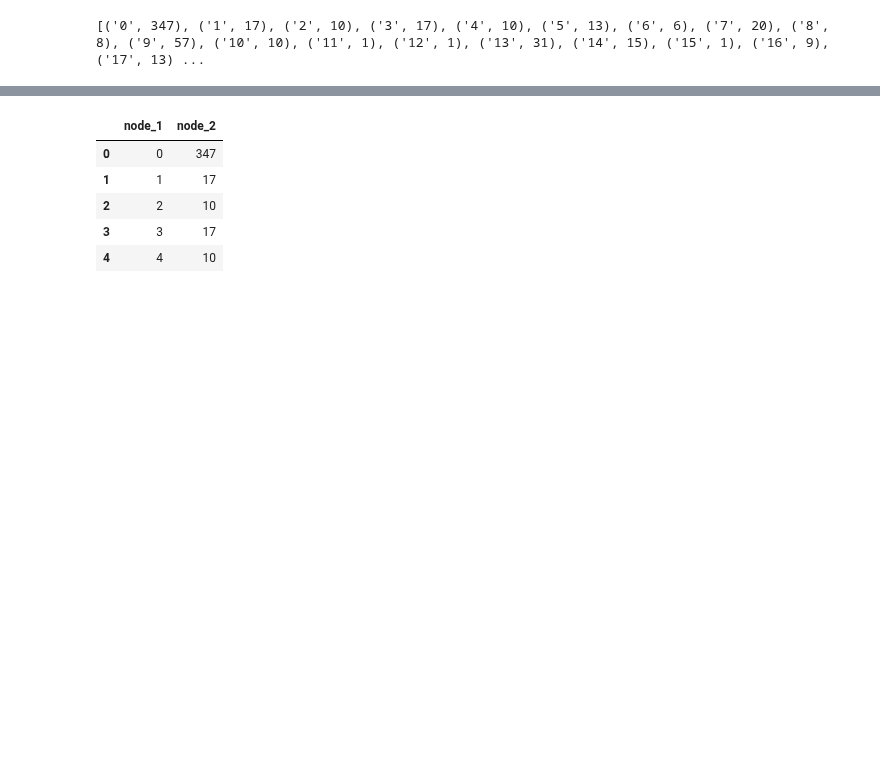
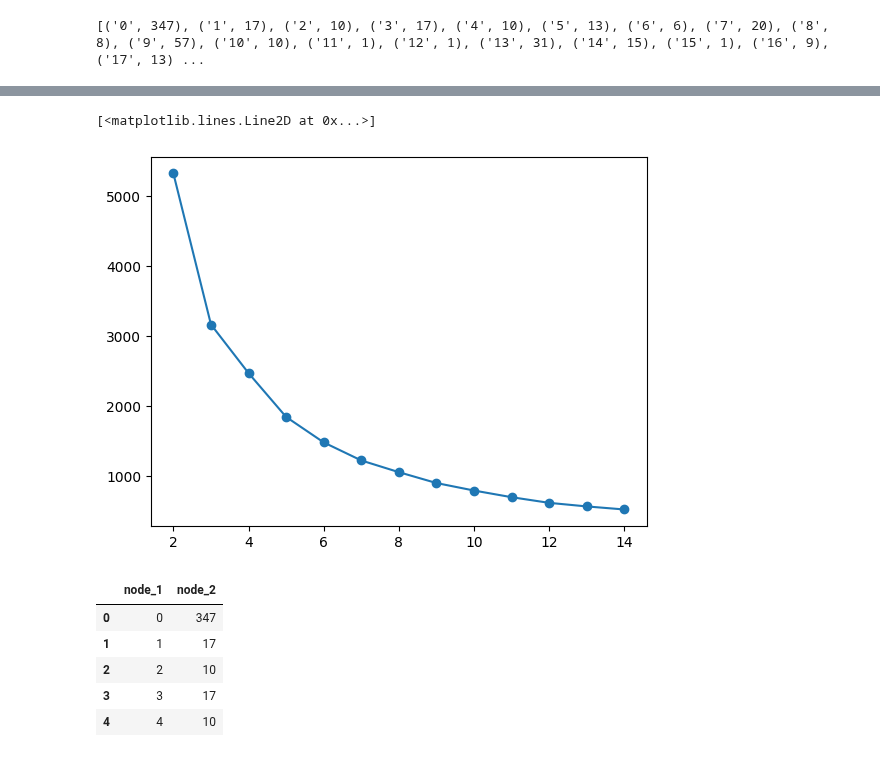
Before and after one commit to arutraj/ML_Basics, a Jupyter notebook: ClusterQuest.ipynb, the cells around one changed output, grey strips where cells are left out. Cells and saved outputs as stored; diff of their text form; code cells hidden in the pictures; blank space fills up the shorter version.

```diff
--- a/ClusterQuest.ipynb
+++ b/ClusterQuest.ipynb
@@ -102,0 +103,3 @@ nx_graph = nx.read_edgelist('/content/drive/MyDrive/facebook_combined.txt')
+# %%
+deg_centrality = nx.degree_centrality(nx_graph)
+print(list(deg_centrality.values())[0:10])
@@ -102,0 +108,3 @@ nx_graph = nx.read_edgelist('/content/drive/MyDrive/facebook_combined.txt')
+# %%
+clustering_coef = nx.clustering(nx_graph)
+print(list(clustering_coef.values())[0:10])
@@ -113,3 +123,7 @@ print(node_degree)
 #print(node_degreei)
 # %% [output]
 [('0', 347), ('1', 17), ('2', 10), ('3', 17), ('4', 10), ('5', 13), ('6', 6), ('7', 20), ('8', 8), ('9', 57), ('10', 10), ('11', 1), ('12', 1), ('13', 31), ('14', 15), ('15', 1), ('16', 9), ('17', 13) ...
+# %%
+X = np.column_stack((list(deg_centrality.values()), list(clustering_coef.values())))
+print(X.shape)
+print(X[0:10])
@@ -115,0 +142,4 @@ print(node_degree)
+# %%
+X_scaled = StandardScaler().fit_transform(X)
+print(X_scaled.shape)
+print(X_scaled[0:10])
@@ -116,3 +158,19 @@ print(node_degree)
+# %%
+sse = []
+silhouette_scores_kmeans = []
+db_scores_kmeans = []
+trial_num_clusters = [2, 3, 4, 5, 6, 7, 8, 9, 10, 11, 12, 13, 14]
+for num_clusters in trial_num_clusters:
+    kmeans = KMeans(n_clusters=num_clusters, max_iter=1000)
+    kmeans.fit(X_scaled)
+    sse.append(kmeans.inertia_)
+    silhouette_scores_kmeans.append(silhouette_score(X_scaled, kmeans.labels_, metric='euclidean'))
+    db_scores_kmeans.append(davies_bouldin_score(X_scaled, kmeans.labels_))
+x = np.array([i for i in range(2,15)])
+plt.plot(x, sse, marker = 'o')
+# %% [output]
+[<matplotlib.lines.Line2D at 0x...>]
+[figure, added]
 # %%
 # captture nodes in 2 separate lists
 node_list_1 = []
```
Also changed, not shown: parts of 20 cells of this notebook.
